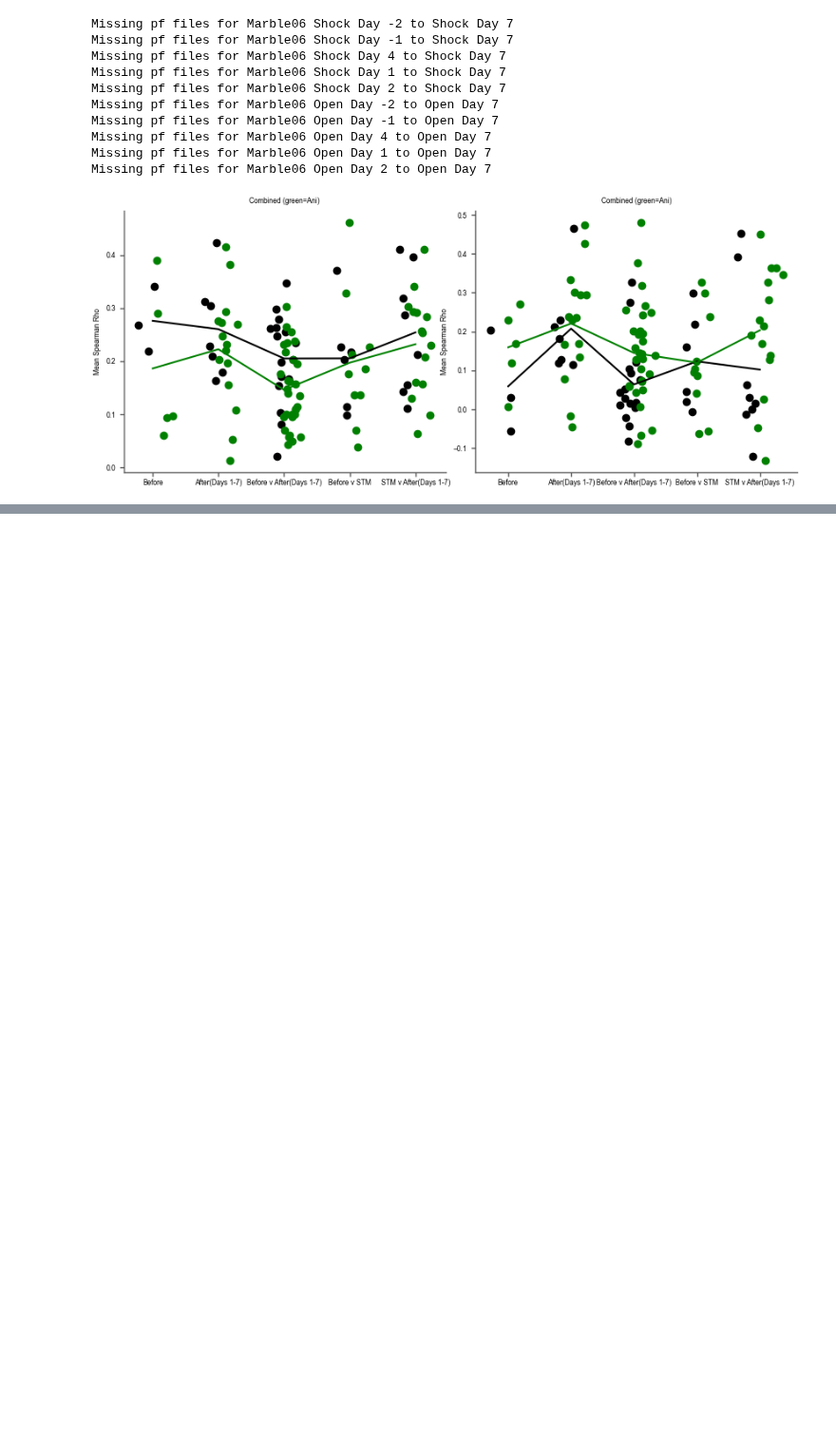
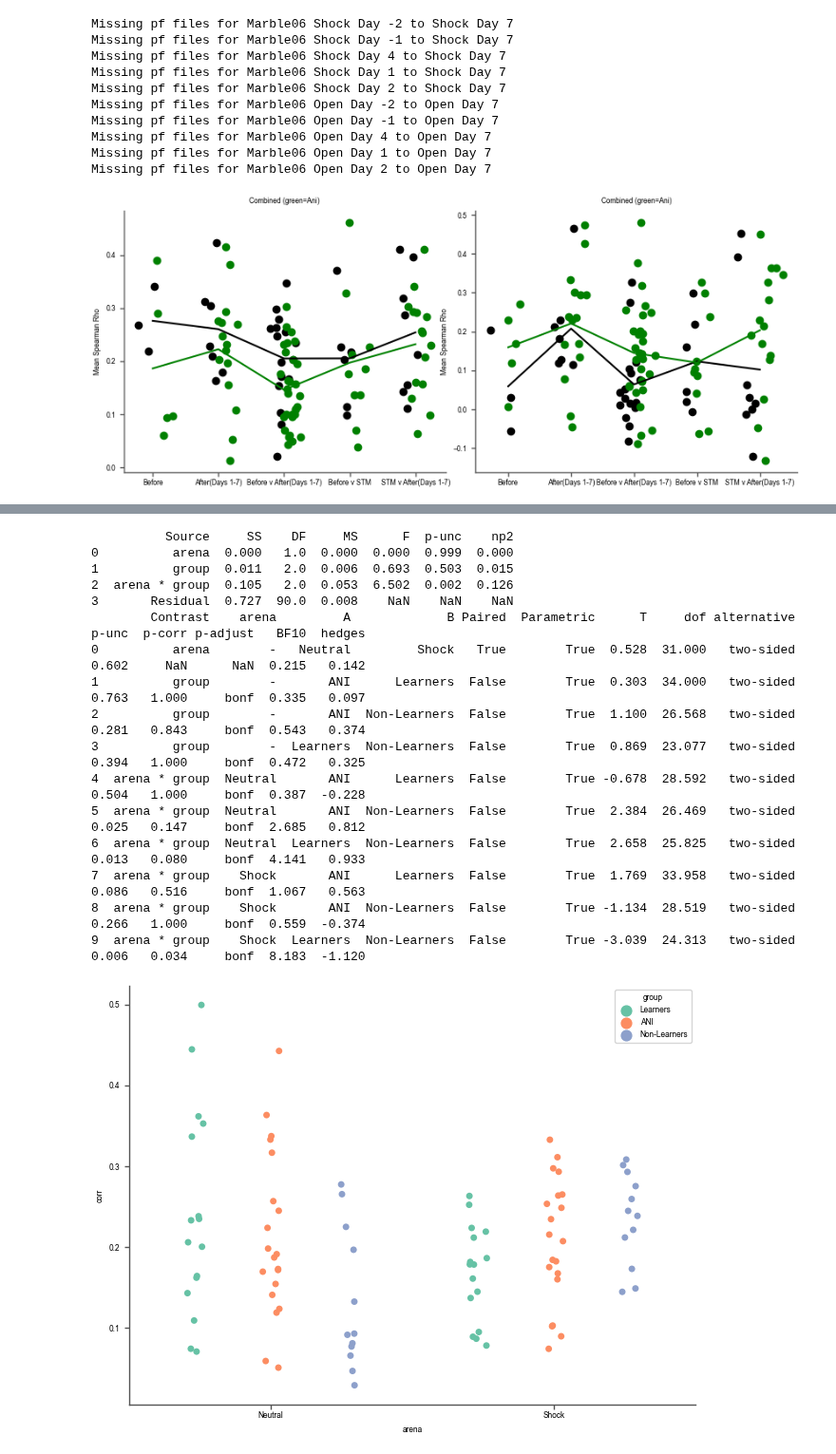
Before and after one commit to nkinsky/Eraser, a Jupyter notebook: Notebooks/Figure2.ipynb, the cells around one changed output, grey strips where cells are left out. Shown at 95% size. Saved outputs shown, nothing was run; the diff lists cells and outputs as text; code cells hidden in the pictures; blank space fills up the shorter version.

```diff
--- a/Notebooks/Figure2.ipynb
+++ b/Notebooks/Figure2.ipynb
@@ -394,0 +446,13 @@ https://www.statology.org/two-way-anova-python/ should be helpful
+# %%
+# Assemble dataframe for running ANOVA
+corrs_all, grp_all, arena_all, subject_id = [], [], [], []
+for open_corr, shock_corr, grp in zip([open_corrs1, open_corrs2, open_corrs3], [shock_corrs1, shock_corrs2, shock_corrs3], ['Learners', 'ANI', 'Non-Learners']):
+    corrs_all.extend(open_corr)
+    grp_all.extend([grp]*len(open_corr))
+    arena_all.extend(['Neutral']*len(open_corr))
+
+    corrs_all.extend(shock_corr)
+    grp_all.extend([grp]*len(shock_corr))
+    arena_all.extend(['Shock']*len(shock_corr))
+
+corr_df = pd.DataFrame({'corr': corrs_all, 'arena': arena_all, 'group': grp_all})
@@ -394,0 +514,29 @@ https://www.statology.org/two-way-anova-python/ should be helpful
+# %%
+# Test plot - should look the same as last plot above - it does!
+_, ax = plt.subplots()
+comp_plot = 'Before v After(Days1-2)' # 'After (Day 1-2)' # 'Before' #
+sns.stripplot(data=corr_df[corr_df['comp_type'] == comp_plot], palette='Set2',
+              x='arena', y='corr', hue='group', dodge=True, ax=ax)
+aov = pg.anova(data=corr_df[corr_df['comp_type'] == comp_plot], dv='corr', between=['arena', 'group']).round(3)
+print(aov)
+pw = pg.pairwise_tests(data=corr_df[corr_df['comp_type'] == comp_plot], dv='corr', within_first=True,
+                      within='arena', between='group', subject='subject', padjust='bonf').round(3)
+print(pw)
+# %% [output]
+          Source     SS    DF     MS      F  p-unc    np2
+0          arena  0.000   1.0  0.000  0.000  0.999  0.000
+1          group  0.011   2.0  0.006  0.693  0.503  0.015
+2  arena * group  0.105   2.0  0.053  6.502  0.002  0.126
+3       Residual  0.727  90.0  0.008    NaN    NaN    NaN
+        Contrast    arena         A             B Paired  Parametric      T     dof alternative  p-unc  p-corr p-adjust   BF10  hedges
+0          arena        -   Neutral         Shock   True        True  0.528  31.000   two-sided  0.602     NaN      NaN  0.215   0.142
+1          group        -       ANI      Learners  False        True  0.303  34.000   two-sided  0.763   1.000     bonf  0.335   0.097
+2          group        -       ANI  Non-Learners  False        True  1.100  26.568   two-sided  0.281   0.843     bonf  0.543   0.374
+3          group        -  Learners  Non-Learners  False        True  0.869  23.077   two-sided  0.394   1.000     bonf  0.472   0.325
+4  arena * group  Neutral       ANI      Learners  False        True -0.678  28.592   two-sided  0.504   1.000     bonf  0.387  -0.228
+5  arena * group  Neutral       ANI  Non-Learners  False        True  2.384  26.469   two-sided  0.025   0.147     bonf  2.685   0.812
+6  arena * group  Neutral  Learners  Non-Learners  False        True  2.658  25.825   two-sided  0.013   0.080     bonf  4.141   0.933
+7  arena * group    Shock       ANI      Learners  False        True  1.769  33.958   two-sided  0.086   0.516     bonf  1.067   0.563
+8  arena * group    Shock       ANI  Non-Learners  False        True -1.134  28.519   two-sided  0.266   1.000     bonf  0.559  -0.374
+9  arena * group    Shock  Learners  Non-Learners  False        True -3.039  24.313   two-sided  0.006   0.034     bonf  8.183  -1.120
+[figure, added]
```
Also changed, not shown: parts of 26 cells of this notebook.
